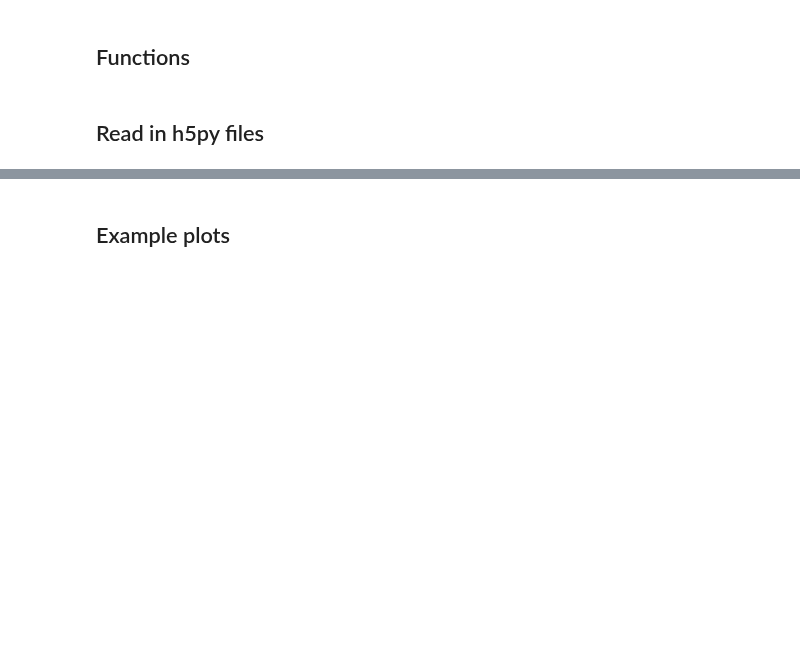
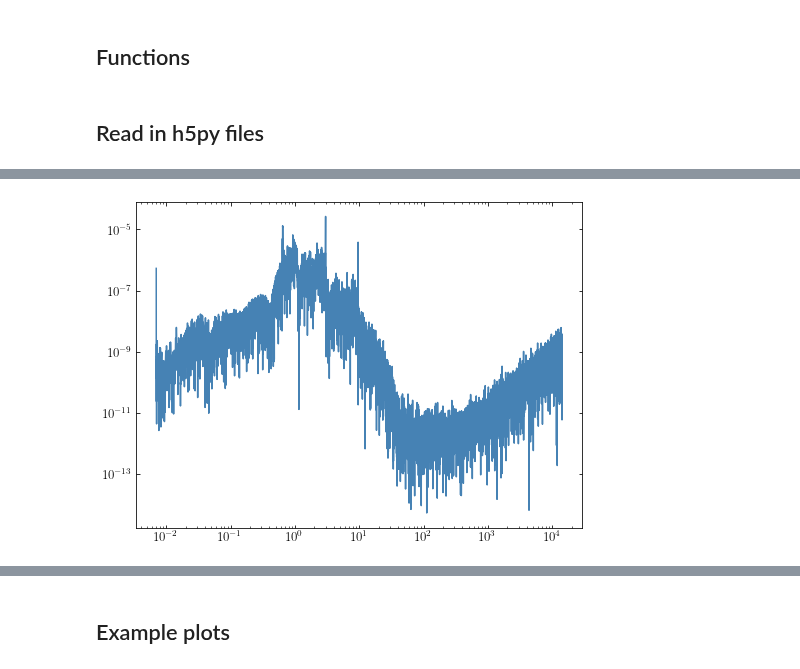
Before and after one commit to NolanSmyth/class_recoupling, a Jupyter notebook: delta_examples.ipynb, the cells around one changed output, grey strips where cells are left out. Drawn from its saved outputs; the diff is of its cells as text; code cells hidden in the pictures; blank space fills up the shorter version.

```diff
--- a/delta_examples.ipynb
+++ b/delta_examples.ipynb
@@ -98,0 +177,7 @@ for A_rec in A_recs:
+# %%
+#Eq 2.15 from paper
+# plt.loglog(tau_tests, abs(delta_chi_dot(tau_tests) + theta_chi(tau_tests) - 3*phi_dot(tau_tests)))
+plt.loglog(tau_tests, abs(delta_chi_dot(tau_tests) + theta_chi(tau_tests) - 3*phi_dot(tau_tests)))
+plt.show()
+# %% [output]
+[figure, added]
```
Also changed, not shown: parts of 52 cells of this notebook, 7 other files.
